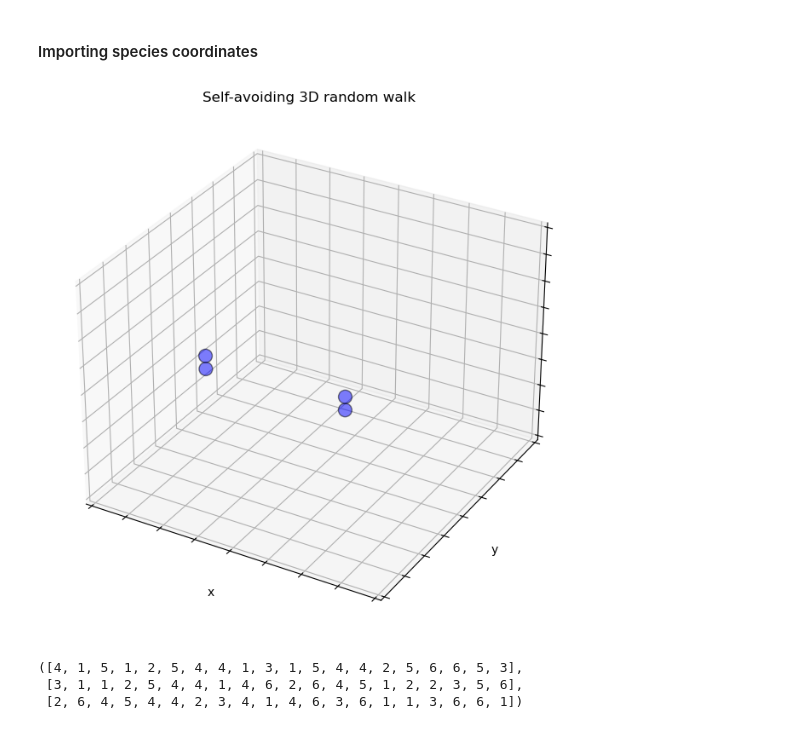
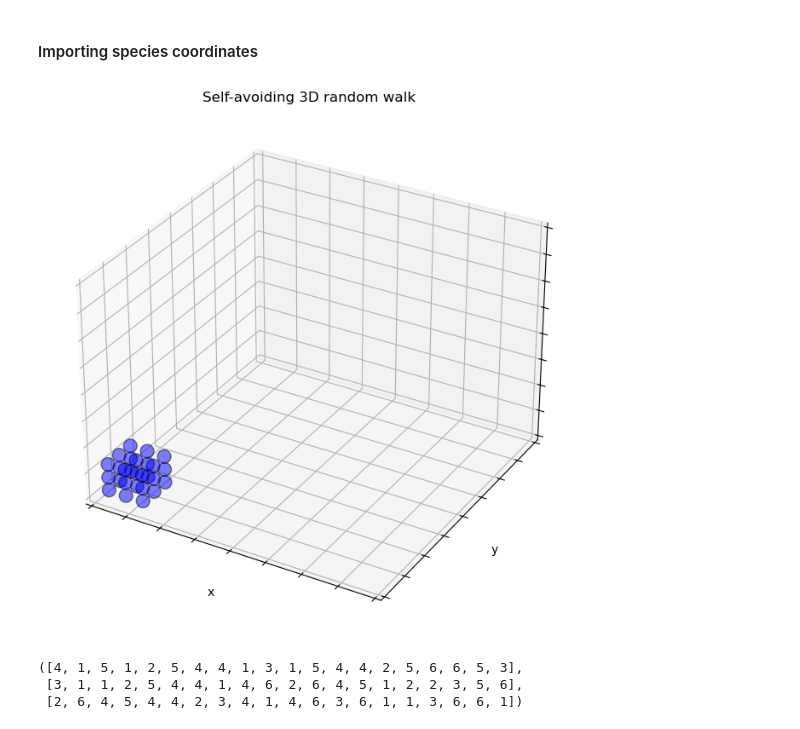
Before and after one commit to ta-rekt/Droplet, a Jupyter notebook: viz.ipynb, the cells around one changed output. Drawn from its saved outputs; the diff is of its cells as text; code cells hidden in the pictures.

```diff
--- a/viz.ipynb
+++ b/viz.ipynb
@@ -50,35 +50,35 @@ plt.show()
 #### Importing species coordinates
 # %%
 # import json data
-dirname = "20251115/test_frame1"
+dirname = "20251119/test_frame1"
 slist = json.load(open("data/"+dirname+".json"))
 
 # Scatterplot with circles at sites with a 1
 fig = plt.figure(figsize=(12, 8))
 ax = fig.add_subplot(111, projection='3d')
 
 for key, val in slist.items():
     x, y, z = np.array(val["coords"] )
 
     # if val["name"][:4] == "poly":
     #     ax.scatter(x, y, z, s=60, c='red', marker='o', edgecolor="black", alpha=1)
 
     if val["name"][:4] == "bulk":
         ax.scatter(x-0.5, y-0.5, z-0.5, s=130, c='blue', marker='o', edgecolor="black", alpha=0.5)
 
 ax.set_title('Self-avoiding 3D random walk')
 ax.set_xlabel('x')
 ax.set_ylabel('y')
 ax.set_zlabel('z')
-ax.set_xlim(0, slist["2"]["boxlength"])
-ax.set_ylim(0, slist["2"]["boxlength"])
-ax.set_zlim(0, slist["2"]["boxlength"])
+ax.set_xlim(0, slist["1"]["boxlength"])
+ax.set_ylim(0, slist["1"]["boxlength"])
+ax.set_zlim(0, slist["1"]["boxlength"])
 ax.set_xticklabels('')
 ax.set_yticklabels('')
 ax.set_zticklabels('')
 plt.show()
 # %% [output]
-[figure, old version]
+[figure, new version]
 # %%
 dirname = "20251028/test_frame1"
 # dirname = "20250924/testpoly"
```
Also changed, not shown: 4 other files.
